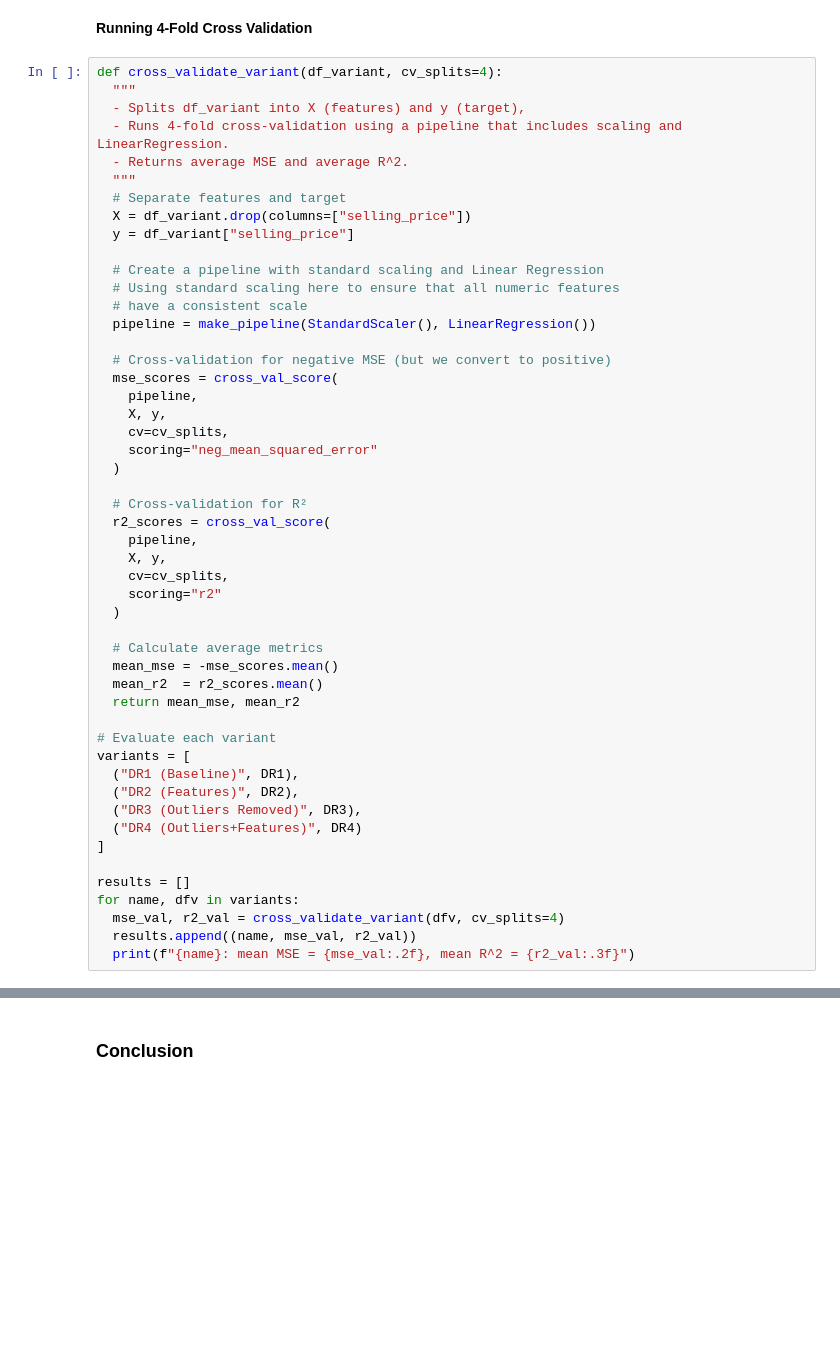
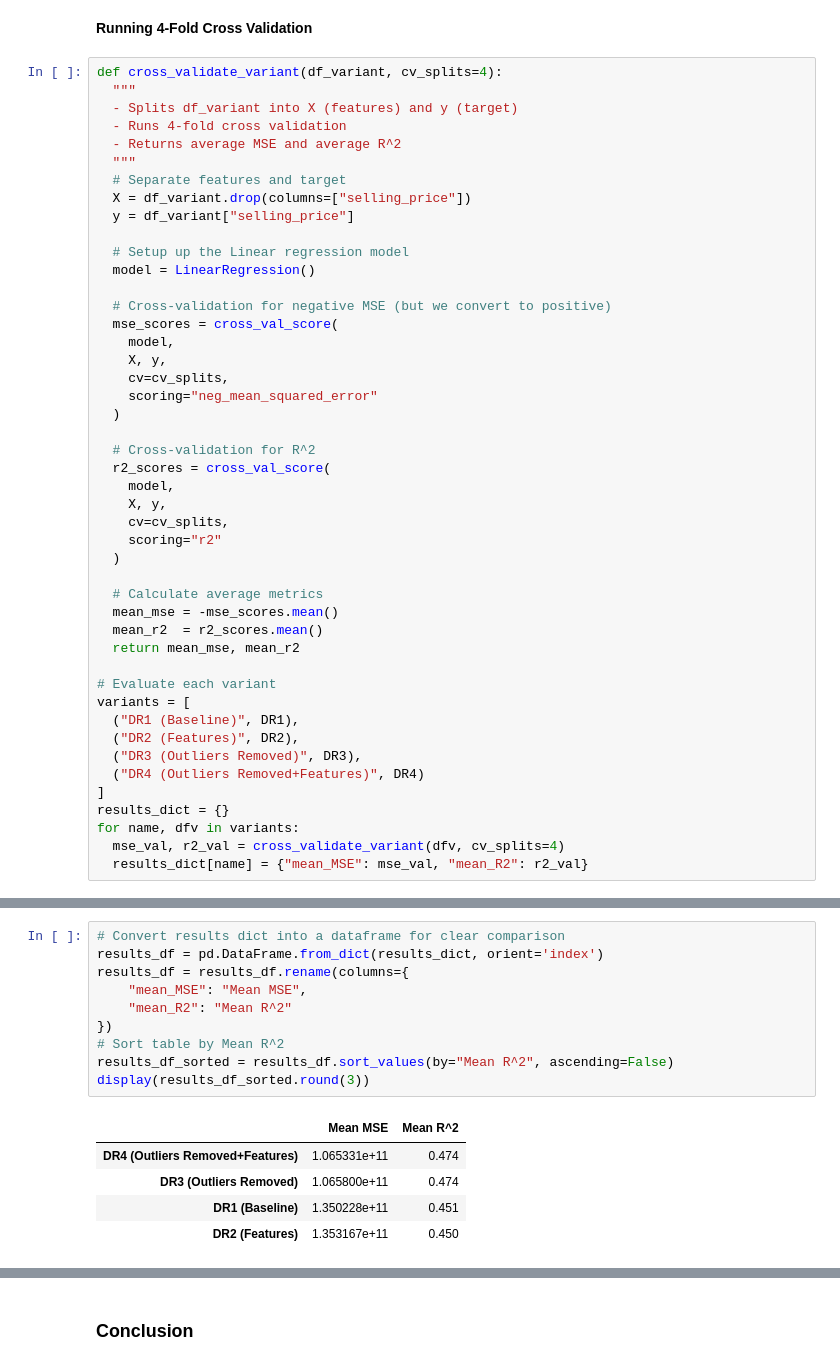
Before and after one commit to jghoshh/csi4142_a3, a Jupyter notebook: a3_p1.ipynb, the cells around one changed output, grey strips where cells are left out. Drawn from its saved outputs; the diff is of its cells as text; blank space fills up the shorter version.

```diff
--- a/a3_p1.ipynb
+++ b/a3_p1.ipynb
@@ -791,30 +800,28 @@ DT shape: (716, 18)
 # %%
 def cross_validate_variant(df_variant, cv_splits=4):
   """
-  - Splits df_variant into X (features) and y (target),
-  - Runs 4-fold cross-validation using a pipeline that includes scaling and LinearRegression.
-  - Returns average MSE and average R^2.
+  - Splits df_variant into X (features) and y (target)
+  - Runs 4-fold cross validation
+  - Returns average MSE and average R^2
   """
   # Separate features and target
   X = df_variant.drop(columns=["selling_price"])
   y = df_variant["selling_price"]
 
-  # Create a pipeline with standard scaling and Linear Regression
-  # Using standard scaling here to ensure that all numeric features
-  # have a consistent scale
-  pipeline = make_pipeline(StandardScaler(), LinearRegression())
+  # Setup up the Linear regression model
+  model = LinearRegression()
 
   # Cross-validation for negative MSE (but we convert to positive)
   mse_scores = cross_val_score(
-    pipeline,
+    model,
     X, y,
     cv=cv_splits,
     scoring="neg_mean_squared_error"
   )
 
-  # Cross-validation for R²
+  # Cross-validation for R^2
   r2_scores = cross_val_score(
-    pipeline,
+    model,
     X, y,
     cv=cv_splits,
     scoring="r2"
@@ -830,11 +837,9 @@ variants = [
   ("DR1 (Baseline)", DR1),
   ("DR2 (Features)", DR2),
   ("DR3 (Outliers Removed)", DR3),
-  ("DR4 (Outliers+Features)", DR4)
+  ("DR4 (Outliers Removed+Features)", DR4)
 ]
-
-results = []
+results_dict = {}
 for name, dfv in variants:
   mse_val, r2_val = cross_validate_variant(dfv, cv_splits=4)
-  results.append((name, mse_val, r2_val))
-  print(f"{name}: mean MSE = {mse_val:.2f}, mean R^2 = {r2_val:.3f}")
+  results_dict[name] = {"mean_MSE": mse_val, "mean_R2": r2_val}
@@ -845,0 +848,16 @@ DR4 (Outliers+Features): mean MSE = 98232120257.44, mean R^2 = 0.476
+# %%
+# Convert results dict into a dataframe for clear comparison
+results_df = pd.DataFrame.from_dict(results_dict, orient='index')
+results_df = results_df.rename(columns={
+    "mean_MSE": "Mean MSE",
+    "mean_R2": "Mean R^2"
+})
+# Sort table by Mean R^2
+results_df_sorted = results_df.sort_values(by="Mean R^2", ascending=False)
+display(results_df_sorted.round(3))
+# %% [output]
+|  | Mean MSE | Mean R^2 |
+| DR4 (Outliers Removed+Features) | 1.065331e+11 | 0.474 |
+| DR3 (Outliers Removed) | 1.065800e+11 | 0.474 |
+| DR1 (Baseline) | 1.350228e+11 | 0.451 |
+| DR2 (Features) | 1.353167e+11 | 0.450 |
```
Also changed, not shown: parts of 23 cells of this notebook.
